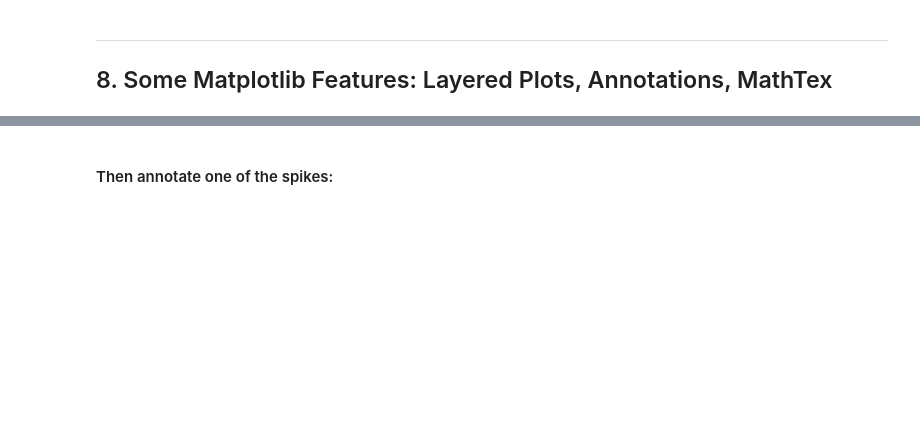
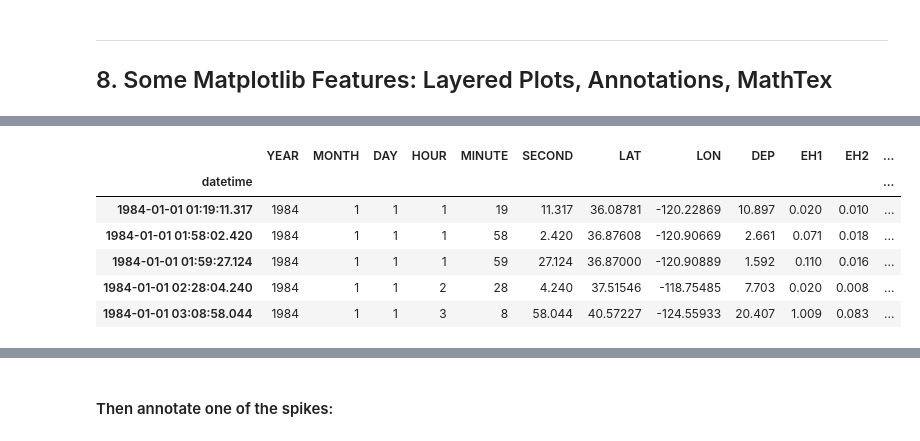
Before and after one commit to nuitrcs/pythonvisualization, a Jupyter notebook: plotting.ipynb, the cells around one changed output, grey strips where cells are left out. Saved outputs shown, nothing was run; the diff lists cells and outputs as text; code cells hidden in the pictures; blank space fills up the shorter version.

```diff
--- a/plotting.ipynb
+++ b/plotting.ipynb
@@ -730,3 +730,15 @@ First, make the plot
+# %%
+df['datetime'] = pd.to_datetime(df[df.columns[range(6)]]) ## first 6 columns are year, month, day, hour, min, sec
+df = df.set_index("datetime")
+df.head()
+# %% [output]
+|  | YEAR | MONTH | DAY | HOUR | MINUTE | SECOND | LAT | LON | DEP | EH1 | EH2 | ... |
+| datetime |  |  |  |  |  |  |  |  |  |  |  | ... |
+| 1984-01-01 01:19:11.317 | 1984 | 1 | 1 | 1 | 19 | 11.317 | 36.08781 | -120.22869 | 10.897 | 0.020 | 0.010 | ... |
+| 1984-01-01 01:58:02.420 | 1984 | 1 | 1 | 1 | 58 | 2.420 | 36.87608 | -120.90669 | 2.661 | 0.071 | 0.018 | ... |
+| 1984-01-01 01:59:27.124 | 1984 | 1 | 1 | 1 | 59 | 27.124 | 36.87000 | -120.90889 | 1.592 | 0.110 | 0.016 | ... |
+| 1984-01-01 02:28:04.240 | 1984 | 1 | 1 | 2 | 28 | 4.240 | 37.51546 | -118.75485 | 7.703 | 0.020 | 0.008 | ... |
+| 1984-01-01 03:08:58.044 | 1984 | 1 | 1 | 3 | 8 | 58.044 | 40.57227 | -124.55933 | 20.407 | 1.009 | 0.083 | ... |
 # %%
 # pandas with matplotlib adjustments
 counts = df.resample('D').count()['ID'];
```
Also changed, not shown: parts of 18 cells of this notebook.
